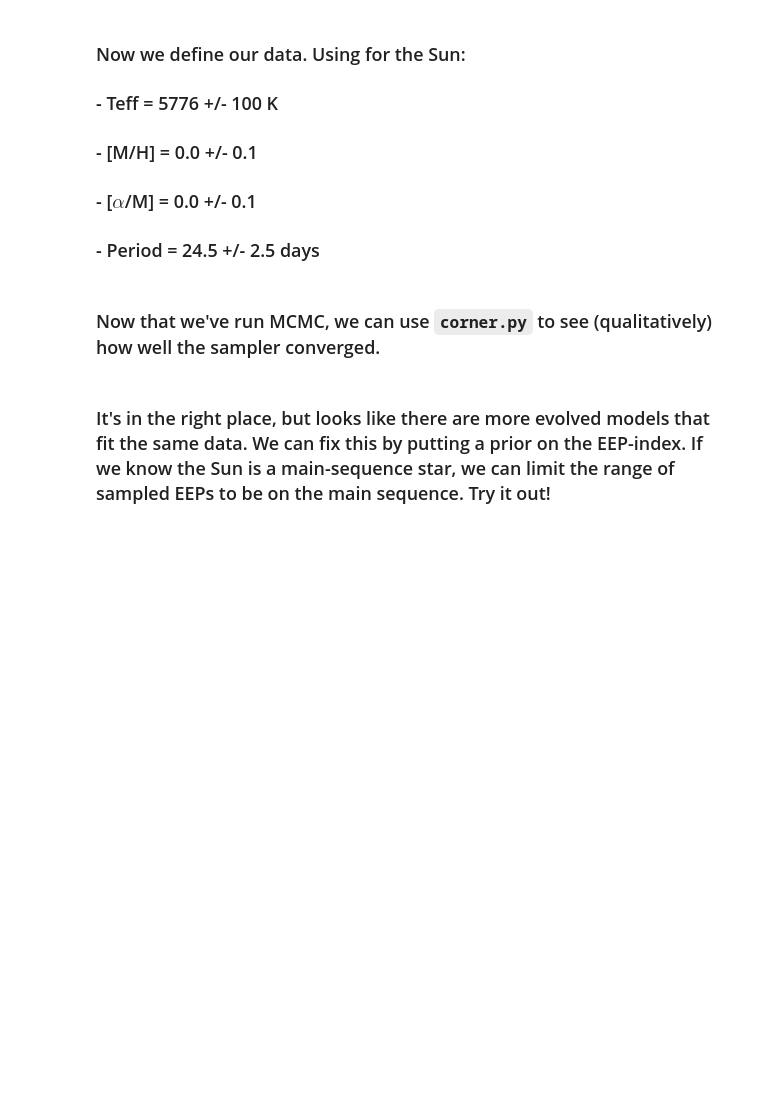
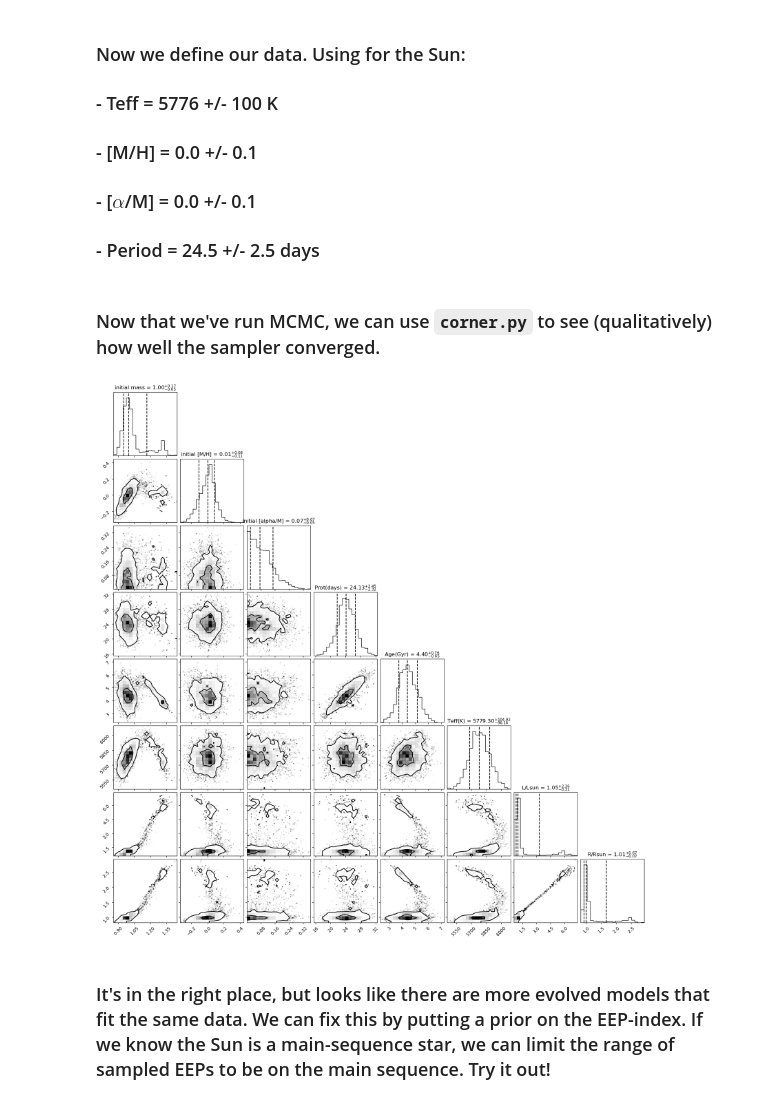
Before and after one commit to zclaytor/kiauhoku, a Jupyter notebook: notebooks/mcmc.ipynb, the cells around one changed output. Saved outputs shown, nothing was run; the diff lists cells and outputs as text; code cells hidden in the pictures; blank space fills up the shorter version.

Commit message:
fix index label issue in mcmc.ipynb

```diff
--- a/notebooks/mcmc.ipynb
+++ b/notebooks/mcmc.ipynb
@@ -28,6 +28,11 @@ def lnlike(theta, grid, data, sigma):
 
     prot = star['Prot(days)']
 
+    # add the walker params to the star so we can plot them later
+    star['initial mass'] = mass
+    star['initial [M/H]'] = met
+    star['initial [alpha/M]'] = alpha
+
     theta_ = np.array([teff, z_x_surf, alpha, prot])
     my_log_like = lnChiSq(theta_, data, sigma)
     return my_log_like, star
@@ -86,8 +91,11 @@ sampler, chains = grid.mcmc_star(
 # %%
 from corner import corner
 # %%
-fig = corner(chains[['initial mass', 'initial [M/H]', 'initial [alpha/M]', 'Prot(days)',
-    'Age(Gyr)', 'Teff(K)', 'L/Lsun', 'R/Rsun']],
-    show_titles=True, quantiles=(0.16, 0.84), levels=(1-np.exp(-2), 1-np.exp(-0.5)))
+labels = ['initial mass', 'initial [M/H]', 'initial [alpha/M]', 'Prot(days)',
+    'Age(Gyr)', 'Teff(K)', 'L/Lsun', 'R/Rsun']
+fig = corner(chains[labels], show_titles=True, titles=labels,
+    quantiles=(0.16, 0.5, 0.84), levels=(1-np.exp(-2), 1-np.exp(-0.5)))
+# %% [output]
+[figure, added]
 # %% [markdown]
 ### It's in the right place, but looks like there are more evolved models that fit the same data. We can fix this by putting a prior on the EEP-index. If we know the Sun is a main-sequence star, we can limit the range of sampled EEPs to be on the main sequence. Try it out!
```
